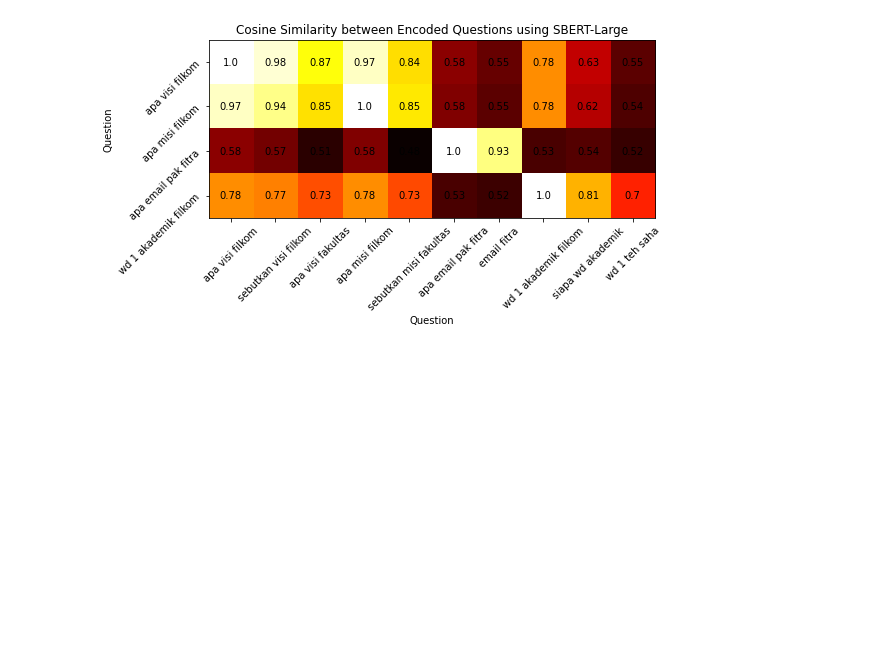
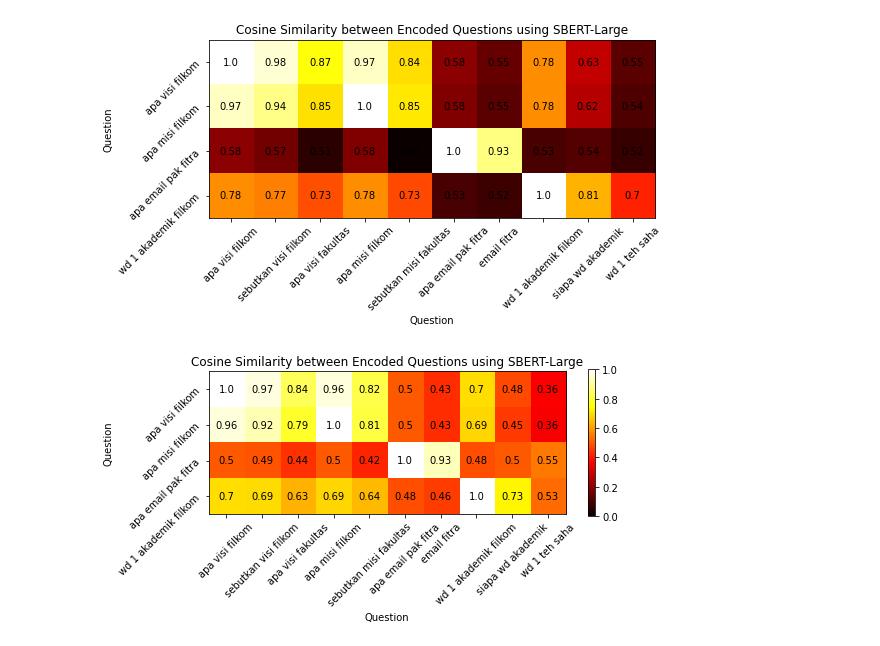
Before and after one commit to AndiAlifs/FLUENT-Chatbot-2023, a Jupyter notebook: FLUENT_DEMOPURPOSE24/3PRE_SBERT.ipynb, the cells around one changed output. Cells and saved outputs as stored; diff of their text form; code cells hidden in the pictures; blank space fills up the shorter version.

```diff
--- a/FLUENT_DEMOPURPOSE24/3PRE_SBERT.ipynb
+++ b/FLUENT_DEMOPURPOSE24/3PRE_SBERT.ipynb
@@ -305,3 +357,41 @@ for i in range(len(test_question)):
 plt.show()
 # %% [output]
 [figure]
+# %%
+encoded.shape
+
+# for each in encoded, it calculate the distance to the other encoded
+
+from sklearn.metrics.pairwise import cosine_similarity
+
+cs = cosine_similarity(encoded.detach().cpu().numpy(), encoded.detach().cpu().numpy())
+
+question_train_index = [0,3,5,7]
+# delete except question_train_index in columns
+cs = cs[question_train_index, :]
+
+# display in a heatmap
+plt.figure(figsize=(8,6))
+plt.imshow(cs, cmap='hot', interpolation='nearest')
+plt.xlabel('Question')
+plt.ylabel('Question')
+plt.title('Cosine Similarity between Encoded Questions using SBERT-Large')
+
+# make x and y labels
+plt.yticks(range(len(question_train_index)), [test_question[i] for i in question_train_index], rotation=45)
+plt.xticks(range(len(test_question)), [test_question[i] for i in range(len(test_question))], rotation=45)
+
+# add labels to the heatmap
+for i in range(len(test_question)):
+    for j in range(len(question_train_index)):
+        plt.text(i, j, round(cs[j,i],2), ha='center', va='center', color='black')
+
+plt.colorbar(shrink=0.45)
+
+# make the color bar legend smaller
+plt.clim(0,1)
+
+
+plt.show()
+# %% [output]
+[figure, added]
```
Also changed, not shown: parts of 11 cells of this notebook, 4 other files.
